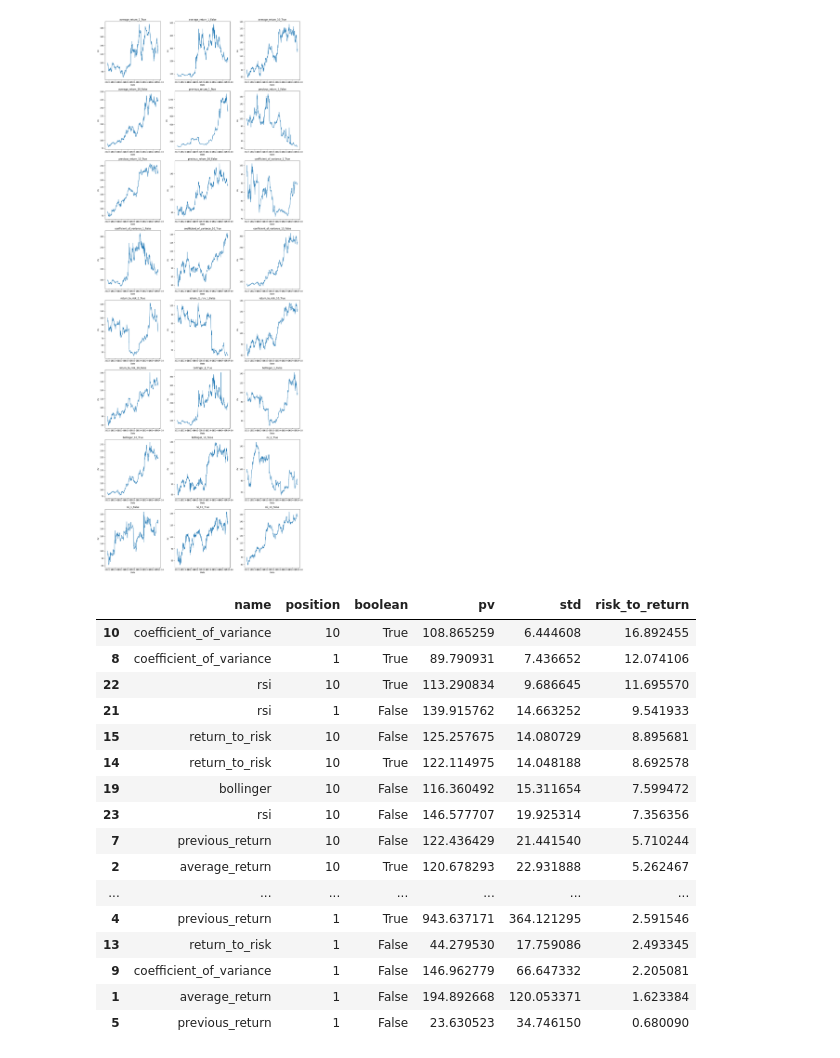
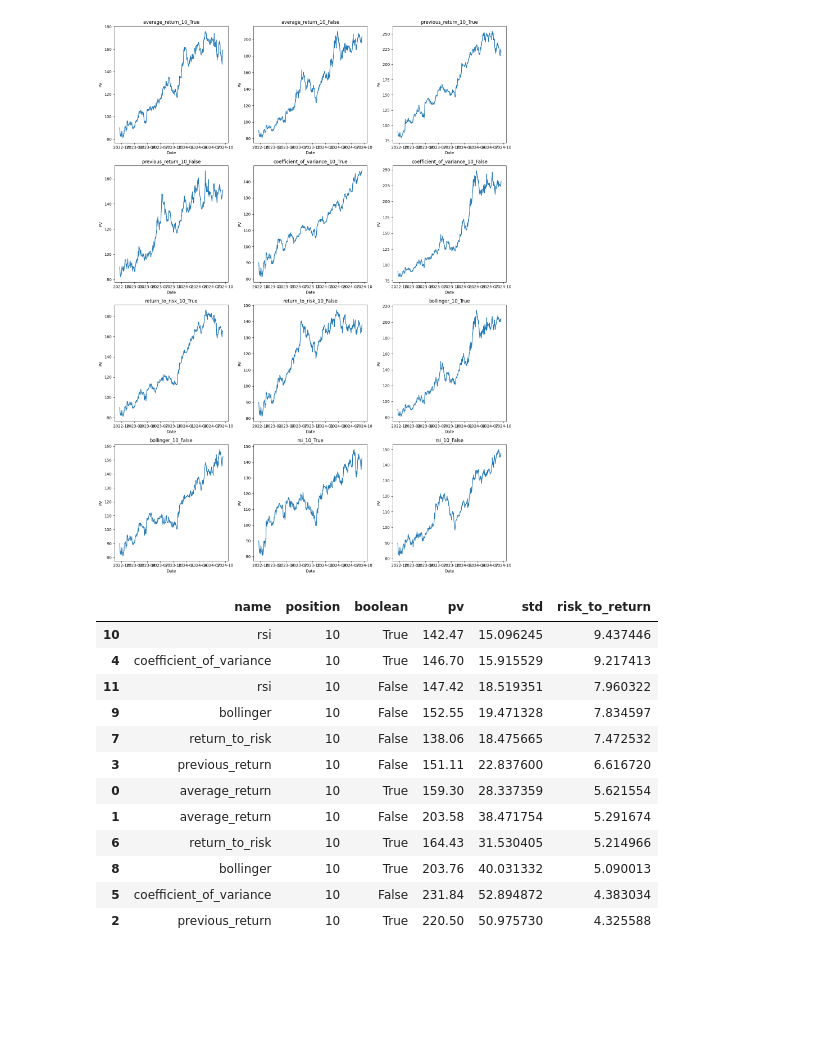
Before and after one commit to chung-ejy/sapling, a Jupyter notebook: trade_analysis.ipynb, the cells around one changed output. Drawn from its saved outputs; the diff is of its cells as text; code cells hidden in the pictures; blank space fills up the shorter version.

```diff
--- a/trade_analysis.ipynb
+++ b/trade_analysis.ipynb
@@ -16,7 +16,7 @@ trades["pv"] = trades["adjclose"] * trades["quantity"]
 
 # Get unique values
 names = trades["name"].unique()
-positions = [1, 10]
+positions = [10]
 booleans = [True, False]
 
 # Calculate the number of plots
@@ -39,54 +39,50 @@ for name in names:
                                   (portfolio["positions"] == position) &
                                   (portfolio["boolean"] == boolean)]
             if position == 1:
                 portfolio["pv"] = portfolio[0]
             else:
                 portfolio["pv"] = [sum([row[1][i] for i in range(trades["position"].max())])
                                    for row in portfolio.iterrows()]
             stuff = {}
             stuff["name"] = name
             stuff["position"] = position
             stuff["boolean"] = boolean
             stuff["pv"] = portfolio["pv"].iloc[-1].item()
             stuff["std"] = portfolio["pv"].std()
             analysis.append(stuff)
             # Plotting
             ax = axes[plot_index]
             ax.plot(portfolio["date"].values, portfolio["pv"].values)
             ax.set_title(f"{name}_{position}_{boolean}")
             ax.set_xlabel('Date')
             ax.set_ylabel('PV')
 
             plot_index += 1
 
 # Hide any unused axes
 for i in range(plot_index, len(axes)):
     axes[i].axis('off')
 
 plt.tight_layout()
 plt.show()
 # %% [output]
-[figure, old version]
+[figure, new version]
 # %%
 a = pd.DataFrame(analysis)
 a["risk_to_return"] = a["pv"] / a["std"]
 a.sort_values("risk_to_return",ascending=False)
 # %% [output]
 |  | name | position | boolean | pv | std | risk_to_return |
-| 10 | coefficient_of_variance | 10 | True | 108.865259 | 6.444608 | 16.892455 |
-| 8 | coefficient_of_variance | 1 | True | 89.790931 | 7.436652 | 12.074106 |
-| 22 | rsi | 10 | True | 113.290834 | 9.686645 | 11.695570 |
-| 21 | rsi | 1 | False | 139.915762 | 14.663252 | 9.541933 |
-| 15 | return_to_risk | 10 | False | 125.257675 | 14.080729 | 8.895681 |
-| 14 | return_to_risk | 10 | True | 122.114975 | 14.048188 | 8.692578 |
-| 19 | bollinger | 10 | False | 116.360492 | 15.311654 | 7.599472 |
-| 23 | rsi | 10 | False | 146.577707 | 19.925314 | 7.356356 |
-| 7 | previous_return | 10 | False | 122.436429 | 21.441540 | 5.710244 |
-| 2 | average_return | 10 | True | 120.678293 | 22.931888 | 5.262467 |
-| ... | ... | ... | ... | ... | ... | ... |
-| 4 | previous_return | 1 | True | 943.637171 | 364.121295 | 2.591546 |
-| 13 | return_to_risk | 1 | False | 44.279530 | 17.759086 | 2.493345 |
-| 9 | coefficient_of_variance | 1 | False | 146.962779 | 66.647332 | 2.205081 |
-| 1 | average_return | 1 | False | 194.892668 | 120.053371 | 1.623384 |
-| 5 | previous_return | 1 | False | 23.630523 | 34.746150 | 0.680090 |
+| 10 | rsi | 10 | True | 142.47 | 15.096245 | 9.437446 |
+| 4 | coefficient_of_variance | 10 | True | 146.70 | 15.915529 | 9.217413 |
+| 11 | rsi | 10 | False | 147.42 | 18.519351 | 7.960322 |
+| 9 | bollinger | 10 | False | 152.55 | 19.471328 | 7.834597 |
+| 7 | return_to_risk | 10 | False | 138.06 | 18.475665 | 7.472532 |
+| 3 | previous_return | 10 | False | 151.11 | 22.837600 | 6.616720 |
+| 0 | average_return | 10 | True | 159.30 | 28.337359 | 5.621554 |
+| 1 | average_return | 10 | False | 203.58 | 38.471754 | 5.291674 |
+| 6 | return_to_risk | 10 | True | 164.43 | 31.530405 | 5.214966 |
+| 8 | bollinger | 10 | True | 203.76 | 40.031332 | 5.090013 |
+| 5 | coefficient_of_variance | 10 | False | 231.84 | 52.894872 | 4.383034 |
+| 2 | previous_return | 10 | True | 220.50 | 50.975730 | 4.325588 |
 # %%
```
Also changed, not shown: parts of 2 cells of this notebook, 10 other files.
